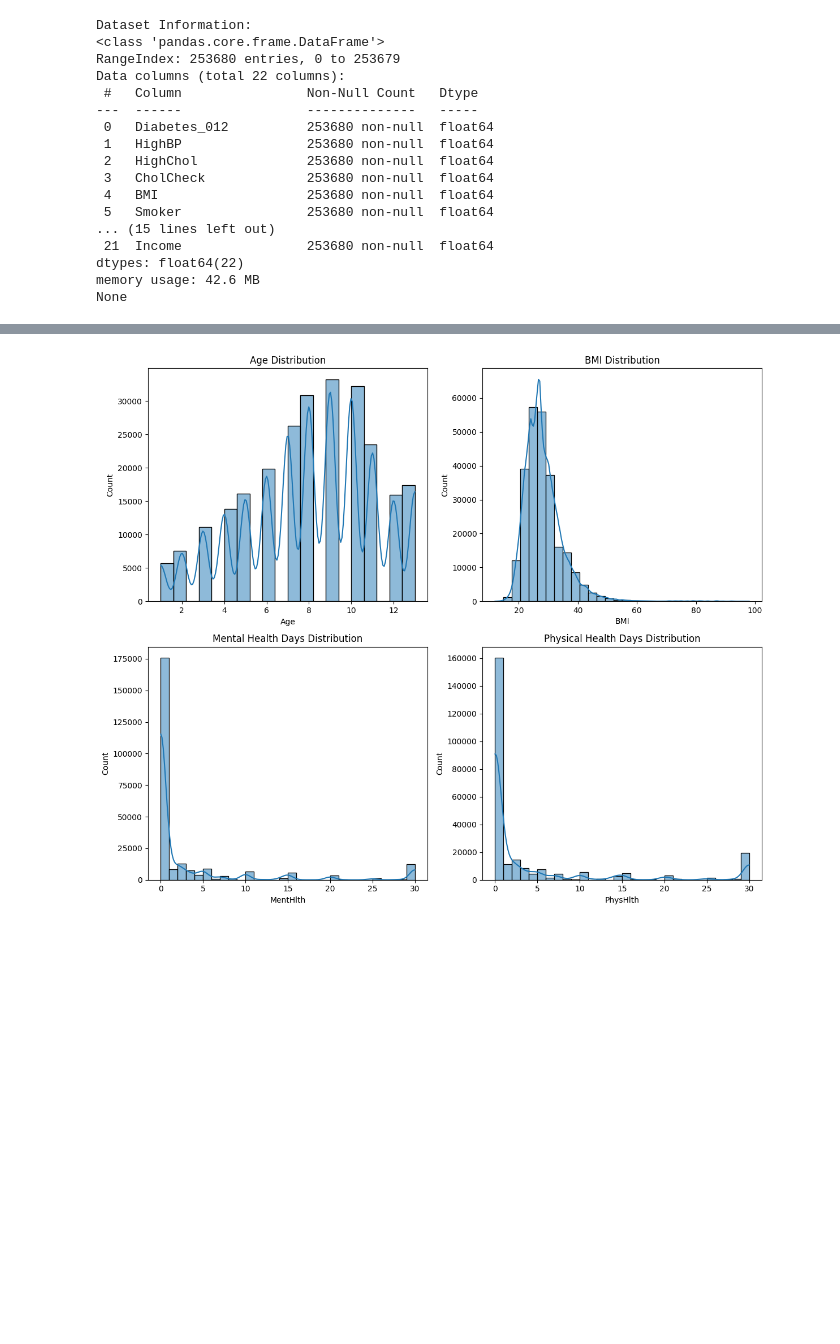
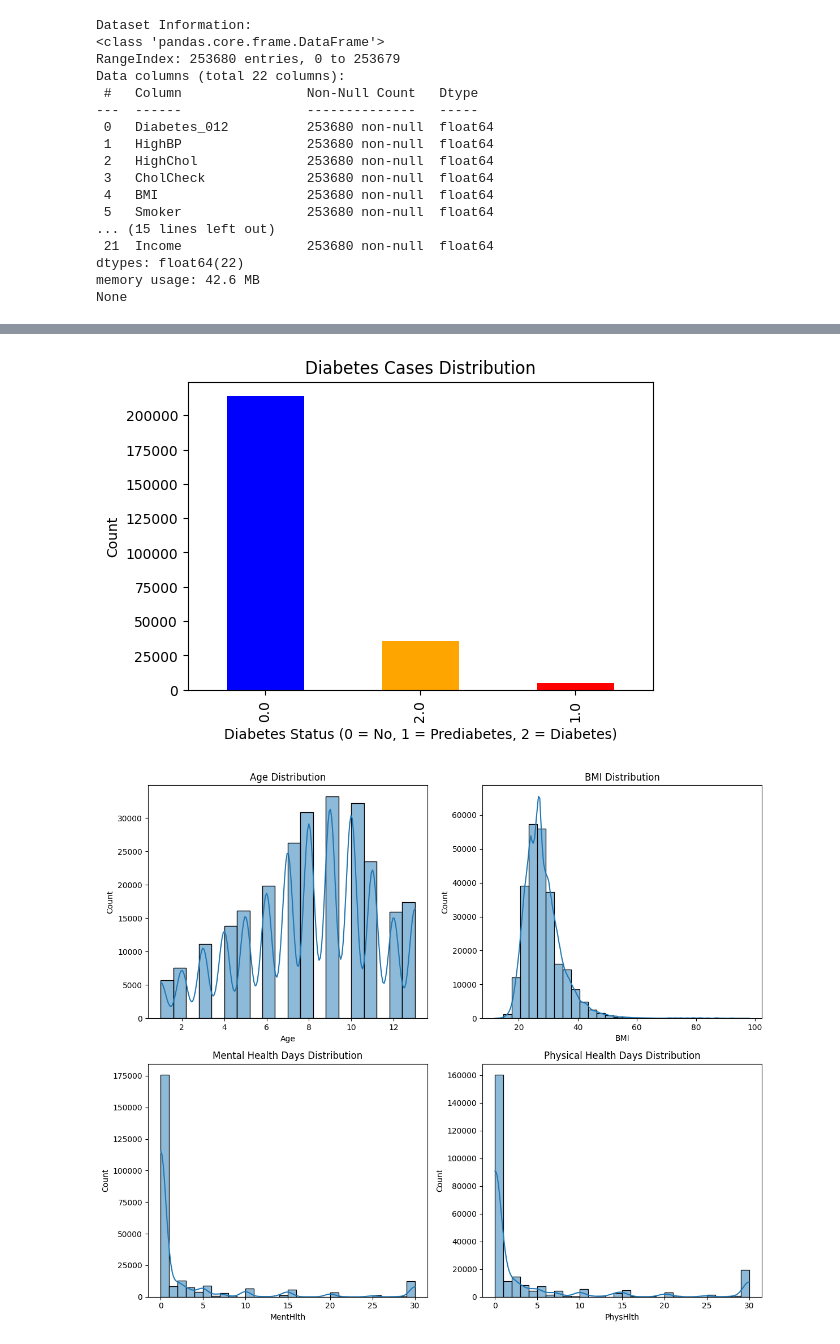
Before and after one commit to AsmaShaikhTMU/Projects, a Jupyter notebook: EDA_Report_Dataset_2.ipynb, the cells around one changed output, grey strips where cells are left out. Drawn from its saved outputs; the diff is of its cells as text; code cells hidden in the pictures; blank space fills up the shorter version.

```diff
--- a/EDA_Report_Dataset_2.ipynb
+++ b/EDA_Report_Dataset_2.ipynb
@@ -102,3 +137,18 @@ summary_stats.to_csv("Summary_Statistics.csv")
+# %%
+df.columns = df.columns.str.strip()  # Remove leading/trailing spaces
+# %%
+df.fillna(df.median(), inplace=True)  # Replace NaN with median values
+# %%
+import matplotlib.pyplot as plt
+
+plt.figure(figsize=(6,4))
+df['Diabetes_012'].value_counts().plot(kind='bar', color=['blue', 'orange', 'red'])
+plt.title("Diabetes Cases Distribution")
+plt.xlabel("Diabetes Status (0 = No, 1 = Prediabetes, 2 = Diabetes)")
+plt.ylabel("Count")
+plt.show()
+# %% [output]
+[figure, added]
 # %%
 # Distribution Plots
 fig, axes = plt.subplots(2, 2, figsize=(12, 10))
```
Also changed, not shown: parts of 17 cells of this notebook.
